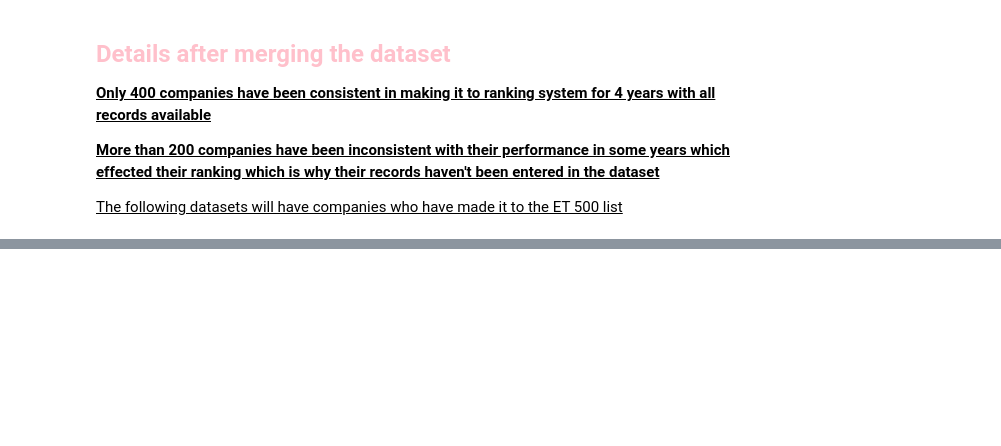
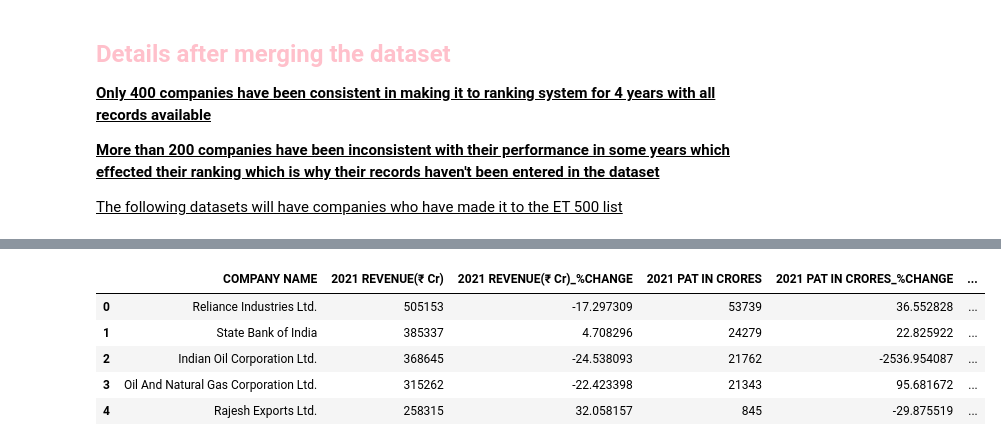
Before and after one commit to Lester-723/Data-Analytics-Projects-, a Jupyter notebook: economic_times_project.ipynb, the cells around one changed output, grey strips where cells are left out. Saved outputs shown, nothing was run; the diff lists cells and outputs as text; code cells hidden in the pictures; blank space fills up the shorter version.

```diff
--- a/economic_times_project.ipynb
+++ b/economic_times_project.ipynb
@@ -231,0 +236,9 @@ creating_reports([set_1,set_2,set_3])
+# %%
+reports["ET_report_2021"].head(5)
+# %% [output]
+|  | COMPANY NAME | 2021 REVENUE(₹ Cr) | 2021 REVENUE(₹ Cr)_%CHANGE | 2021 PAT IN CRORES | 2021 PAT IN CRORES_%CHANGE | ... |
+| 0 | Reliance Industries Ltd. | 505153 | -17.297309 | 53739 | 36.552828 | ... |
+| 1 | State Bank of India | 385337 | 4.708296 | 24279 | 22.825922 | ... |
+| 2 | Indian Oil Corporation Ltd. | 368645 | -24.538093 | 21762 | -2536.954087 | ... |
+| 3 | Oil And Natural Gas Corporation Ltd. | 315262 | -22.423398 | 21343 | 95.681672 | ... |
+| 4 | Rajesh Exports Ltd. | 258315 | 32.058157 | 845 | -29.875519 | ... |
```
Also changed, not shown: parts of 5 cells of this notebook.
